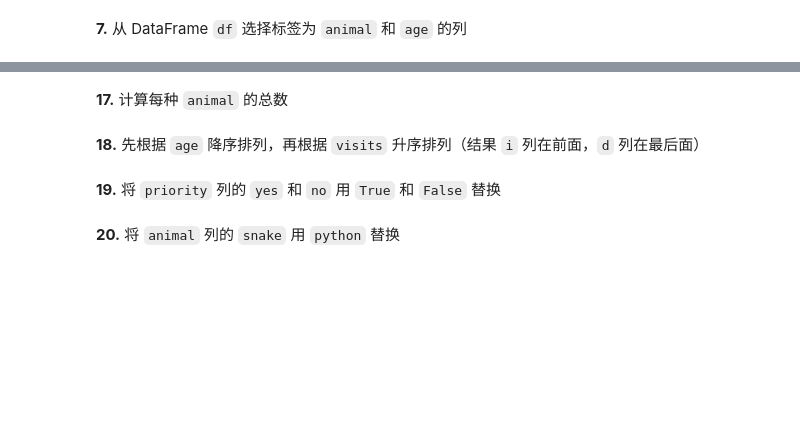
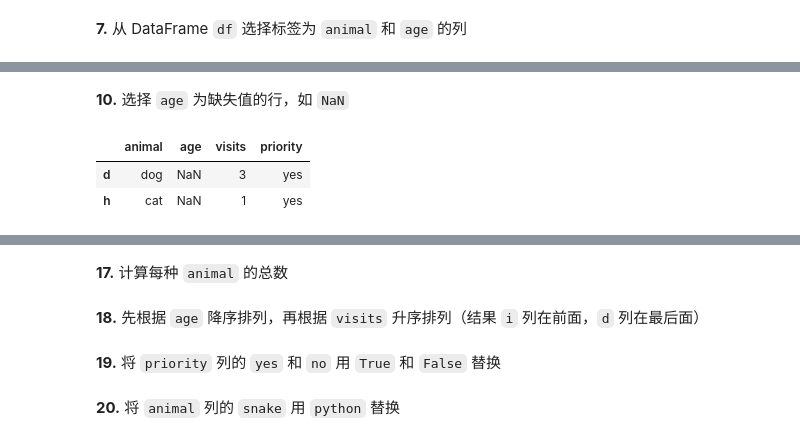
Before and after one commit to xyiling/100-pandas-puzzles-cn, a Jupyter notebook: 100-pandas-puzzles-cn.ipynb, the cells around one changed output, grey strips where cells are left out. Cells and saved outputs as stored; diff of their text form; code cells hidden in the pictures; blank space fills up the shorter version.

```diff
--- a/100-pandas-puzzles-cn.ipynb
+++ b/100-pandas-puzzles-cn.ipynb
@@ -132,0 +168,8 @@ df.head(3)
+# %% [markdown]
+**10.** 选择 `age` 为缺失值的行，如 `NaN`
+# %%
+df[df['age'].isnull()]
+# %% [output]
+|  | animal | age | visits | priority |
+| d | dog | NaN | 3 | yes |
+| h | cat | NaN | 1 | yes |
```
Also changed, not shown: parts of 29 cells of this notebook.
